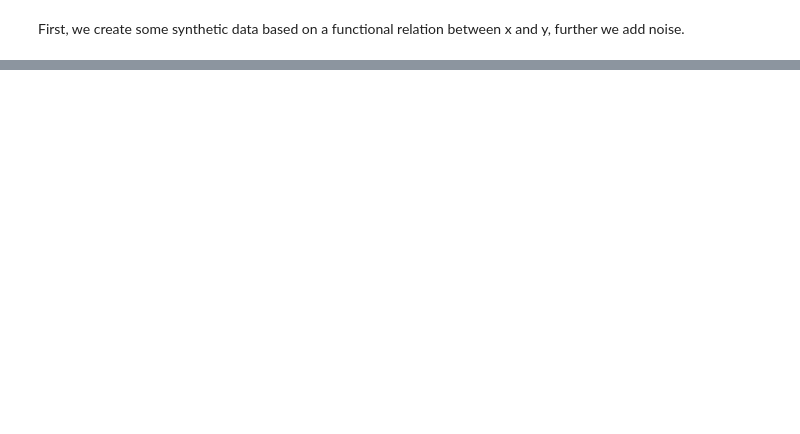
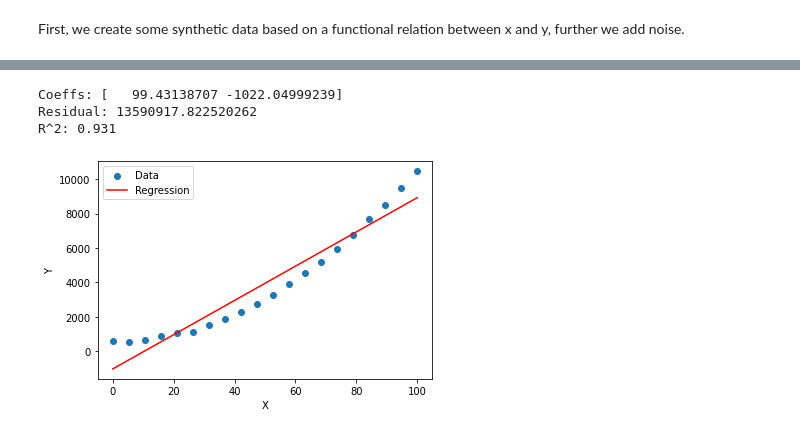
Before and after one commit to torstendahm/seismology_classroom, a Jupyter notebook: signal_processing/2.0_Regression_Introduction.ipynb, the cells around one changed output, grey strips where cells are left out. Saved outputs shown, nothing was run; the diff lists cells and outputs as text; code cells hidden in the pictures; blank space fills up the shorter version.

```diff
--- a/signal_processing/2.0_Regression_Introduction.ipynb
+++ b/signal_processing/2.0_Regression_Introduction.ipynb
@@ -79,0 +171,39 @@ Next, we load the regression model from sklearn.
+# %%
+# Creating data
+xdata = num.linspace(0, 100, 20)
+num.random.seed(0)
+noise = num.random.normal(0, 50, len(xdata))
+# offset variable
+n = 500
+ydata = xdata**2 + n + noise
+#ydata = xdata * 1 + n  + noise
+#ydata = num.sin(xdata * 2 * num.pi * 0.01) + xdata * 0.01 + n
+
+
+# Fitting
+order = 1
+coeff, residuals, rank, singular_values, rcond = num.polyfit(xdata, ydata, order, full=True)
+print('Coeffs:', coeff)
+print('Residual:', residuals[0])
+
+model = num.poly1d(coeff)
+yregr = model(xdata)
+
+# R2 score goodness-fit
+denominator = sum((ydata - num.mean(ydata)) ** 2)
+r2 = 1 - (residuals[0] / denominator)
+print('R^2: %.3f' % r2)
+
+# Plotting
+plt.figure()
+plt.scatter(xdata, ydata, label='Data')
+plt.plot(xdata, yregr, color='red', label='Regression')
+plt.xlabel('X')
+plt.ylabel('Y')
+plt.legend()
+plt.show()
+# %% [output]
+Coeffs: [   99.43138707 -1022.04999239]
+Residual: 13590917.822520262
+R^2: 0.931
+[figure, added]
```
Also changed, not shown: parts of 35 cells of this notebook, 6 other files.
